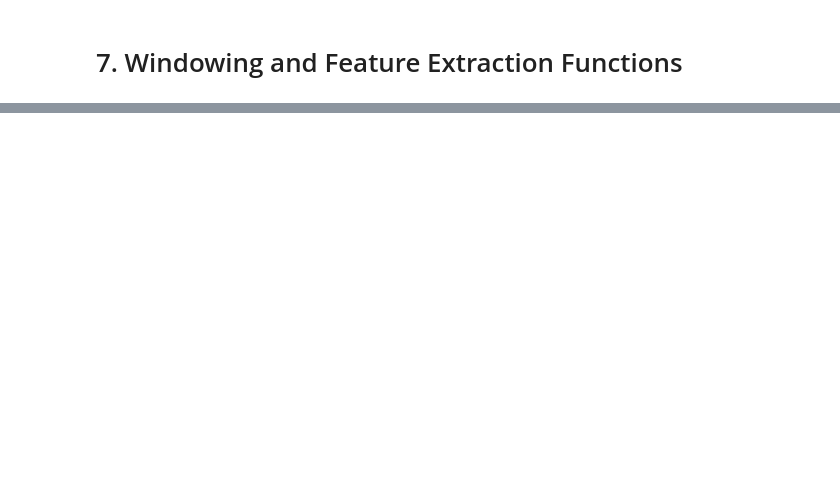
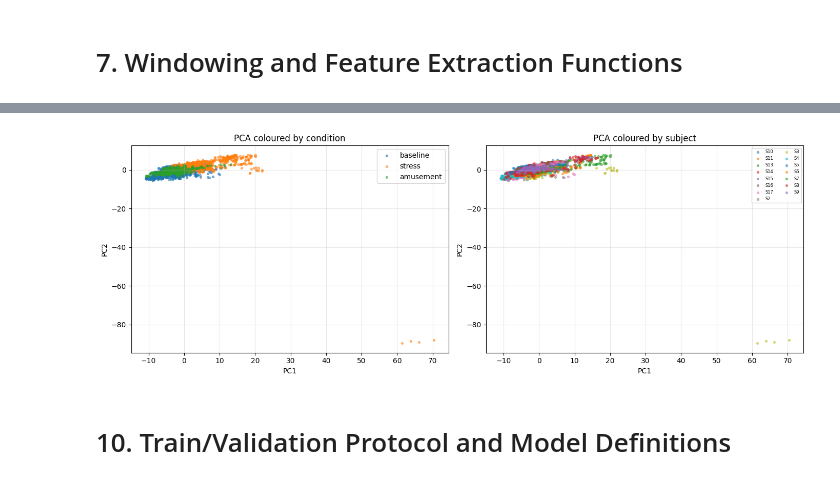
Before and after one commit to plavizmaj/Wearable_Stress_and_Affect_Detection, a Jupyter notebook: WESAD_(Wearable_Stress_and_Affect_Detection).ipynb, the cells around one changed output, grey strips where cells are left out. Cells and saved outputs as stored; diff of their text form; code cells hidden in the pictures; blank space fills up the shorter version.

```diff
--- a/WESAD_(Wearable_Stress_and_Affect_Detection).ipynb
+++ b/WESAD_(Wearable_Stress_and_Affect_Detection).ipynb
@@ -438,0 +957,26 @@ gc.collect()
+# %%
+X_all = df[FEATURE_COLS].to_numpy(dtype=np.float64)
+X_all = np.nan_to_num(X_all, nan=0.0, posinf=0.0, neginf=0.0)
+X_std = StandardScaler().fit_transform(X_all)
+pcs = PCA(n_components=2, random_state=RANDOM_STATE).fit_transform(X_std)
+# %%
+fig, axes = plt.subplots(1, 2, figsize=(14, 5))
+for c in CLASS_ORDER:
+    m = (df["label"] == c).to_numpy()
+    axes[0].scatter(pcs[m, 0], pcs[m, 1], s=8, alpha=0.5, label=c)
+axes[0].legend()
+axes[0].set_title("PCA coloured by condition")
+for s in sorted(df["subject"].unique()):
+    m = (df["subject"] == s).to_numpy()
+    axes[1].scatter(pcs[m, 0], pcs[m, 1], s=8, alpha=0.5, label=s)
+axes[1].legend(fontsize=6, ncol=2)
+axes[1].set_title("PCA coloured by subject")
+for ax in axes:
+    ax.set_xlabel("PC1")
+    ax.set_ylabel("PC2")
+plt.tight_layout()
+plt.show()
+# %% [output]
+[figure, added]
+# %% [markdown]
+# 10. Train/Validation Protocol and Model Definitions
```
Also changed, not shown: parts of 33 cells of this notebook.
